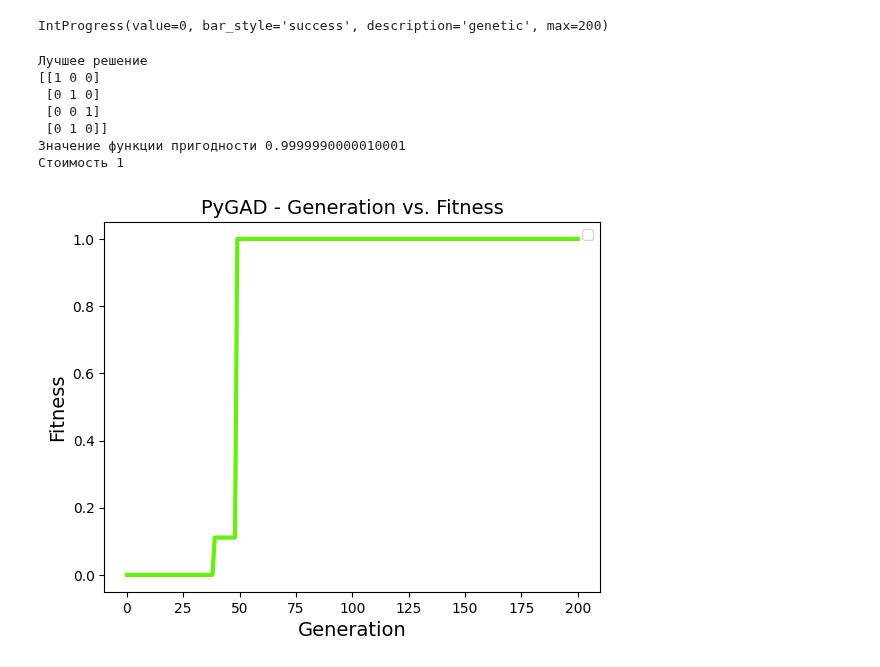
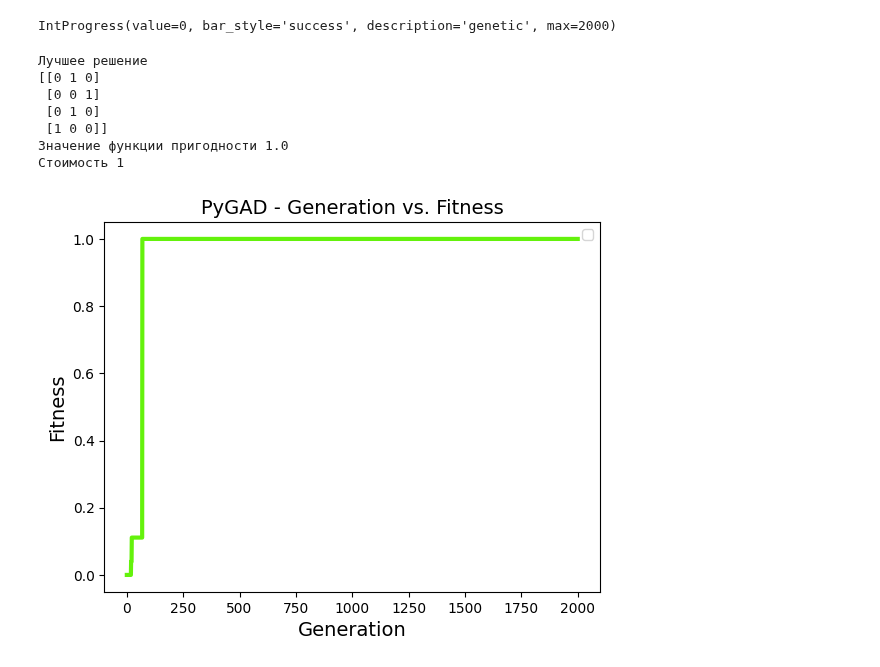
Before and after one commit to Dambr/yewking, a Jupyter notebook: task_description/genetic_algorithm.ipynb, the cells around one changed output. Drawn from its saved outputs; the diff is of its cells as text; code cells hidden in the pictures.

```diff
--- a/task_description/genetic_algorithm.ipynb
+++ b/task_description/genetic_algorithm.ipynb
@@ -205,0 +150,2 @@ discrete_genetic = Genetic(discrete_config, discrete_converter)
+# %%
+cost_calculator_factory = CostCalculatorFactory(T, D, C, E)
@@ -205,0 +154,7 @@ discrete_genetic = Genetic(discrete_config, discrete_converter)
+# %%
+multibinary_converter = MultiBinaryConverter(m, k)
+multibinary_fitness_calculator = FitnessCalculator(cost_calculator_factory, multibinary_converter)
+# %%
+multibinary_config = BinaryConfig(m, k)
+# %%
+multibinary_genetic = Genetic(multibinary_config, multibinary_fitness_calculator)
@@ -206,13 +170,13 @@ discrete_genetic = Genetic(discrete_config, discrete_converter)
 # %%
-show_result(binary_genetic)
+show_result(multibinary_genetic, cost_calculator_factory, multibinary_converter)
 # %% [output]
-IntProgress(value=0, bar_style='success', description='genetic', max=200)
+IntProgress(value=0, bar_style='success', description='genetic', max=2000)
 Лучшее решение
-[[1 0 0]
+[[0 1 0]
+ [0 0 1]
  [0 1 0]
- [0 0 1]
- [0 1 0]]
-Значение функции пригодности 0.9999990000010001
+ [1 0 0]]
+Значение функции пригодности 1.0
 Стоимость 1
-[figure, old version]
+[figure, new version]
 # %%
```
Also changed, not shown: parts of 16 cells of this notebook, 9 other files.
